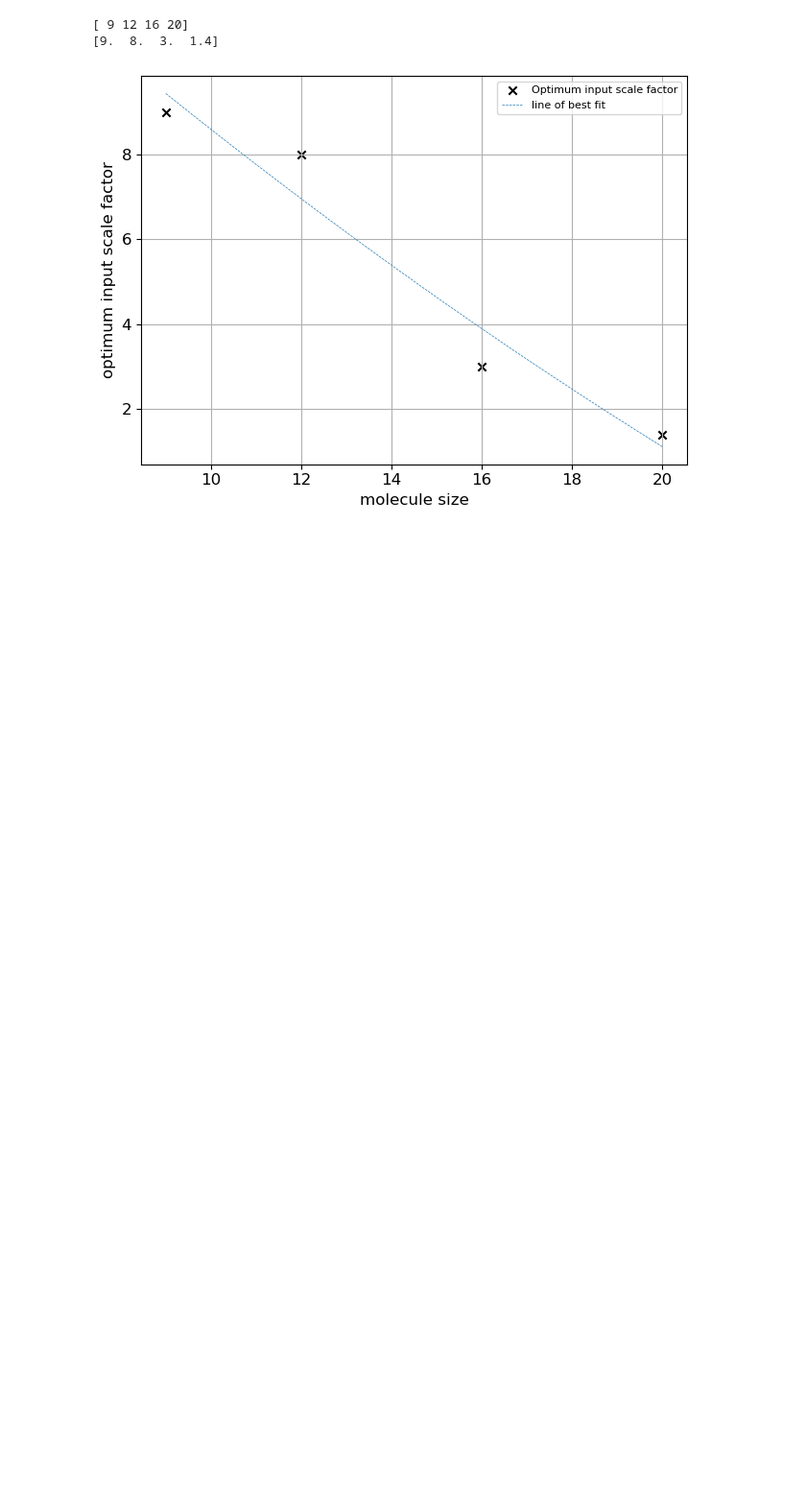
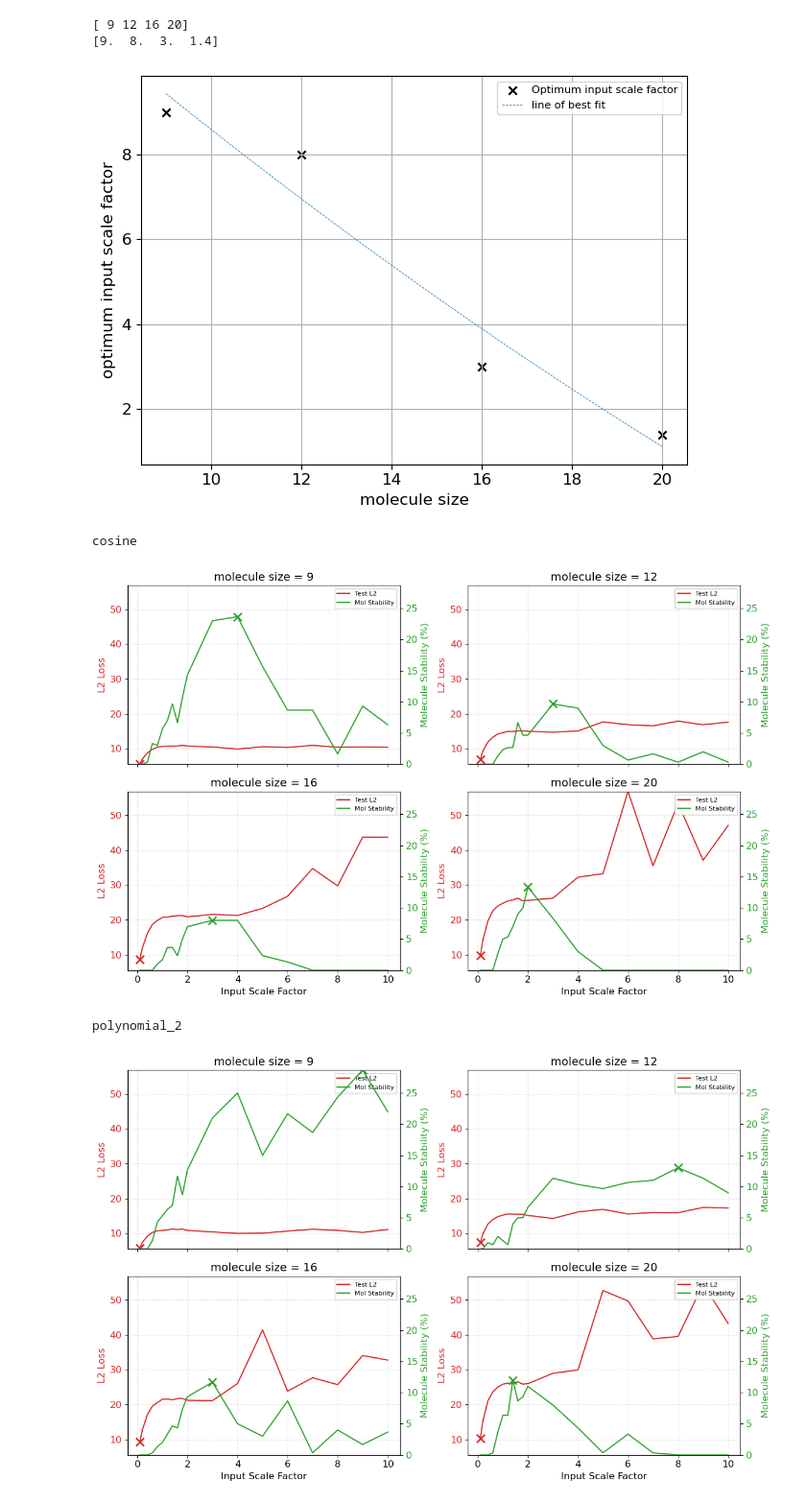
Before and after one commit to thelikhit/e3_diffusion_for_molecules, a Jupyter notebook: plots_rq1.ipynb, the cells around one changed output. Shown: that part at 96% size. Drawn from its saved outputs; the diff is of its cells as text; code cells hidden in the pictures; blank space fills up the shorter version.

```diff
--- a/plots_rq1.ipynb
+++ b/plots_rq1.ipynb
@@ -144,3 +136,70 @@ for schedule, sub in opt_df.groupby("diffusion_noise_schedule"):
 [ 9 12 16 20]
 [9.  8.  3.  1.4]
 [figure]
+# %%
+# load data
+df = pd.read_csv("input_scaling_evaluation_log_rq1.csv")  # update path if needed
+
+# group and average
+grouped = (
+    df.groupby(["filter_n_atoms", "input_scale_factor", "diffusion_noise_schedule"])
+    .agg({"mol_stable": "mean", "test_l2": "mean"})
+    .reset_index()
+)
+
+mol_min, mol_max = grouped["mol_stable"].min(), grouped["mol_stable"].max()
+test_min, test_max = grouped["test_l2"].min(), grouped["test_l2"].max()
+
+noise_schedules = grouped["diffusion_noise_schedule"].unique()
+filter_values = sorted(grouped["filter_n_atoms"].unique())
+
+for noise_schedule, schedule_df in grouped.groupby("diffusion_noise_schedule"):
+    print(noise_schedule)
+    fig, axes = plt.subplots(2, 2, figsize=(12, 8), sharex=True)
+    axes = axes.flatten()
+
+    for i, n_atoms in enumerate(filter_values):
+        ax_left = axes[i]
+        sub_df = schedule_df[schedule_df["filter_n_atoms"] == n_atoms].copy()
+        sub_df = sub_df.sort_values("input_scale_factor").reset_index(drop=True)
+
+        x = sub_df["input_scale_factor"].values
+        y_mol = sub_df["mol_stable"].values
+        y_test = sub_df["test_l2"].values
+
+        color_left = "tab:red"
+        ax_left.set_title(f"molecule size = {n_atoms}")
+        ax_left.plot(x, y_test, linestyle='-', color=color_left, label="L2 Loss")
+        ax_left.set_ylabel("L2 Loss", color=color_left)
+        ax_left.tick_params(axis='y', labelcolor=color_left)
+        ax_left.set_ylim(test_min, test_max)
+        ax_left.grid(True, linestyle='--', alpha=0.35)
+        idx_l2_best = int(np.nanargmin(y_test))
+        ax_left.plot(x[idx_l2_best], y_test[idx_l2_best], marker='x', markersize=10, markeredgewidth=2, color=color_left, zorder=5, label="Min L2 Loss")
+
+        ax_right = ax_left.twinx()
+        color_right = "tab:green"
+        ax_right.plot(x, y_mol, linestyle='-', markersize=5, color=color_right, label="Molecule Stability")
+        ax_right.set_ylabel("Molecule Stability (%)", color=color_right)
+        ax_right.tick_params(axis='y', labelcolor=color_right)
+        ax_right.set_ylim(mol_min, mol_max)
+
+        idx_mol_best = int(np.nanargmax(y_mol))
+        ax_right.plot(x[idx_mol_best], y_mol[idx_mol_best], marker='x', markersize=10, markeredgewidth=2, color=color_right, zorder=5, label="Max mol_stable")
+
+        if i >= 2:
+            ax_left.set_xlabel("Input Scale Factor")
+
+        handles = [
+            Line2D([0], [0], color=color_left, label="Test L2"),
+            Line2D([0], [0], color=color_right, label="Mol Stability"),
+        ]
+        ax_left.legend(handles=handles, loc="upper right", framealpha=0.9)
+
+    plt.tight_layout(rect=[0, 0, 1, 0.96])
+    plt.show()
+# %% [output]
+cosine
+[figure, added]
+polynomial_2
+[figure, added]
```
Also changed, not shown: parts of 2 cells of this notebook, 1 other file.
